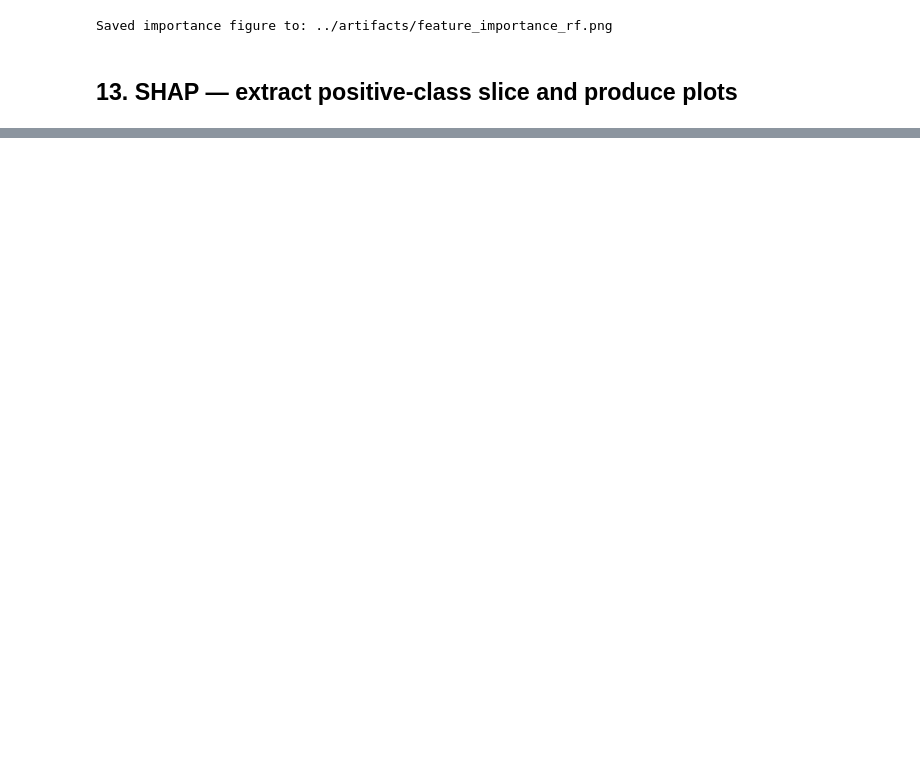
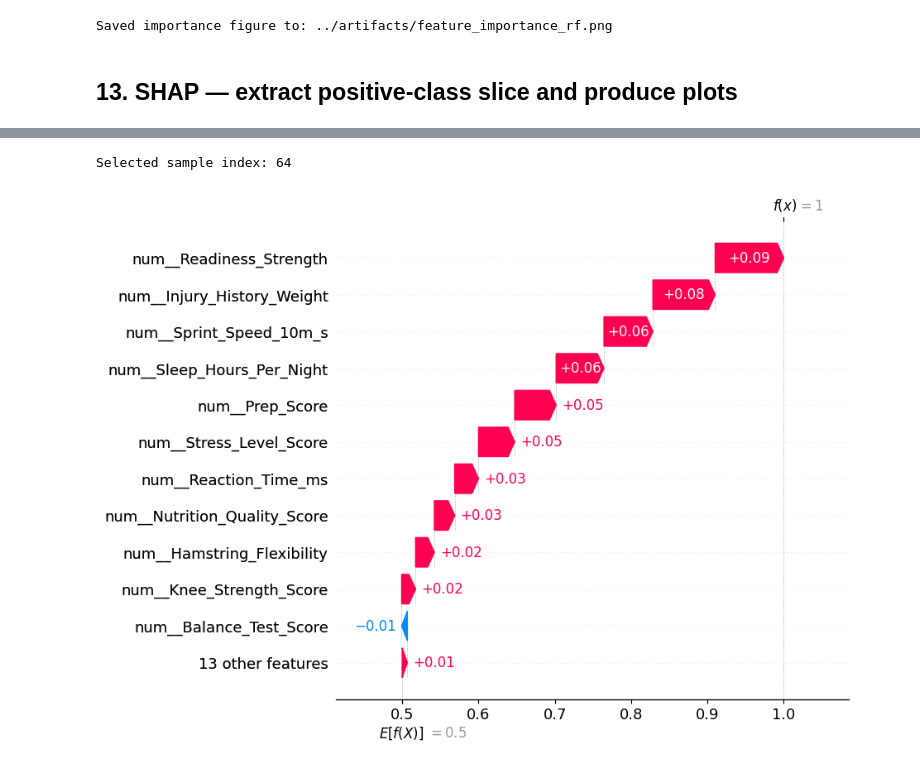
Before and after one commit to nandapieri/injury-risk-prediction, a Jupyter notebook: notebooks/04_interpretation_conclusions.ipynb, the cells around one changed output, grey strips where cells are left out. Drawn from its saved outputs; the diff is of its cells as text; code cells hidden in the pictures; blank space fills up the shorter version.

```diff
--- a/notebooks/04_interpretation_conclusions.ipynb
+++ b/notebooks/04_interpretation_conclusions.ipynb
@@ -463,0 +473,80 @@ Saved SHAP CSV to: ../artifacts/shap_feature_importance_rf_fixed.csv
+# %%
+# --- A: Waterfall for the highest-risk real sample ---
+import os, numpy as np, pandas as pd, matplotlib.pyplot as plt, joblib
+OUT_DIR = "../artifacts"
+os.makedirs(OUT_DIR, exist_ok=True)
+WATER_PATH = os.path.join(OUT_DIR, "shap_waterfall_highest_risk_sample.png")
+
+# 1) ensure y_proba exists (run model.predict_proba(X_test) earlier)
+if 'y_proba' not in globals():
+    try:
+        y_proba = model.predict_proba(X_test)[:, 1]
+    except Exception:
+        # try pipeline end-to-end on raw X_test
+        y_proba = model.predict_proba(X_test)[:, 1]
+
+# 2) choose sample index (highest predicted probability)
+sample_idx = int(np.argmax(y_proba))
+print("Selected sample index:", sample_idx)
+
+# 3) ensure we have shap_values_raw or explainer
+if 'shap_values_raw' not in globals():
+    # try to compute shap values (use explainer if available)
+    try:
+        explainer = shap.Explainer(model, X_test)   # shap will choose the right explainer
+        shap_values_raw = explainer(X_test)
+    except Exception as e:
+        raise RuntimeError("No existing shap_values_raw and failed to compute explainer: " + str(e))
+
+# 4) normalize/extract class-1 shap values robustly
+arr = np.asarray(shap_values_raw)
+n_samples = X_test_trans.shape[0]
+n_features_out = X_test_trans.shape[1]
+if arr.ndim == 3 and arr.shape[0] == n_samples and arr.shape[1] == n_features_out and arr.shape[2] >= 2:
+    vals = arr[..., 1]
+elif hasattr(shap_values_raw, 'values') and np.asarray(shap_values_raw.values).ndim == 3:
+    vals = np.asarray(shap_values_raw.values)[..., 1]
+else:
+    # fallback if shap.Explainer returned a 2d matrix already
+    vals = np.asarray(shap_values_raw)
+if vals.shape != (n_samples, n_features_out):
+    raise RuntimeError(f"After slicing, vals.shape={vals.shape} expected {(n_samples,n_features_out)}")
+
+# 5) get feature names
+feature_names_final = None
+try:
+    if 'preprocessor_fitted' in globals() and hasattr(preprocessor_fitted, "get_feature_names_out"):
+        try:
+            feature_names_final = list(preprocessor_fitted.get_feature_names_out(X.columns))
+        except Exception:
+            feature_names_final = list(preprocessor_fitted.get_feature_names_out())
+except Exception:
+    feature_names_final = None
+if feature_names_final is None or len(feature_names_final) != n_features_out:
+    feature_names_final = [f"f_{i}" for i in range(n_features_out)]
+
+# 6) plot waterfall (legacy) for chosen sample
+plt.figure(figsize=(10,5))
+try:
+    # shap_values_raw might be the object from explainer; try to access class 1
+    try:
+        shap.plots._waterfall.waterfall_legacy(explainer.expected_value[1], shap_values_raw[...,1][sample_idx],
+                                               feature_names=feature_names_final, max_display=12)
+    except Exception:
+        # fallback to using vals
+        shap.plots._waterfall.waterfall_legacy(explainer.expected_value, vals[sample_idx],
+                                               feature_names=feature_names_final, max_display=12)
+except Exception:
+    # final fallback: barh of top contributions
+    single_shap = np.asarray(vals[sample_idx])
+    topk = np.argsort(np.abs(single_shap))[::-1][:12]
+    contrib_df = pd.DataFrame({"feature":[feature_names_final[i] for i in topk],"shap":single_shap[topk]}).sort_values("shap")
+    contrib_df.plot.barh(x="feature", y="shap", legend=False, figsize=(8,4))
+
+plt.tight_layout()
+plt.savefig(WATER_PATH, dpi=150)
+plt.show()
+print("Saved waterfall to:", WATER_PATH)
+# %% [output]
+Selected sample index: 64
+[figure, added]
```
Also changed, not shown: parts of 7 cells of this notebook, 9 other files.
